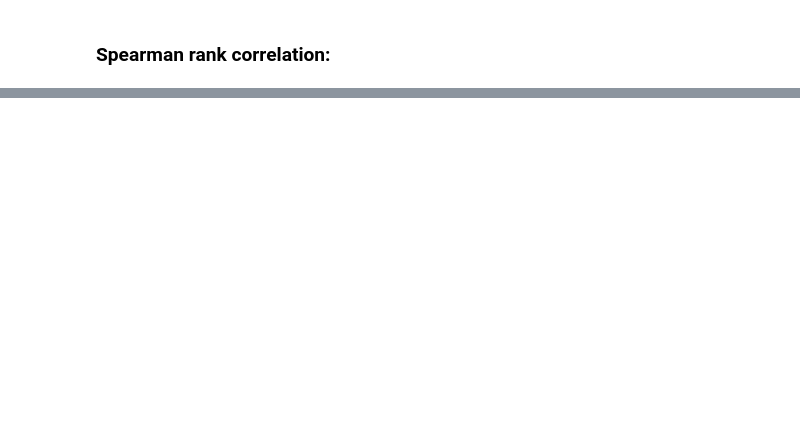
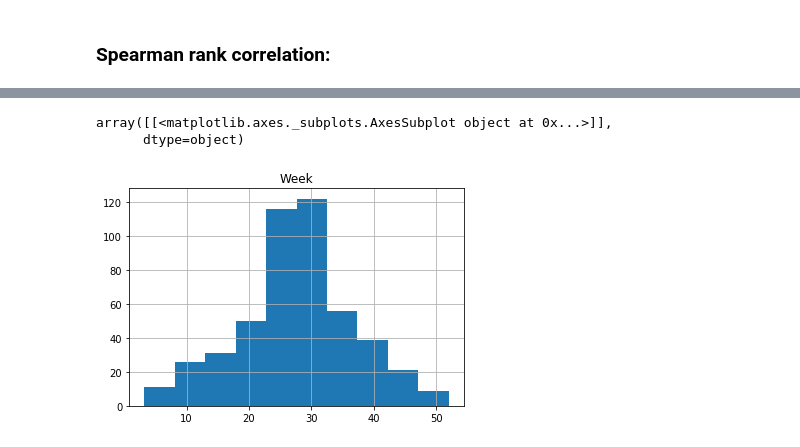
Before and after one commit to Pavel3P/Data-Science, a Jupyter notebook: 3/3.ipynb, the cells around one changed output, grey strips where cells are left out. Drawn from its saved outputs; the diff is of its cells as text; code cells hidden in the pictures; blank space fills up the shorter version.

```diff
--- a/3/3.ipynb
+++ b/3/3.ipynb
@@ -561,0 +563,32 @@ df.corr(method="spearman")
+# %%
+missing_index = df.loc[np.isnan(df["SMT"])].index
+df_without_null = df.dropna()
+
+SMT = pd.DataFrame(np.zeros((len(missing_index), 2)), columns=["lost", "recovered"], index=missing_index)
+SMT["lost"] = lost
+
+for i in missing_index:
+    smn = df_without_null.loc[:, "SMN"]
+    current = df.loc[i, "SMN"]
+
+    left_x = np.max(smn[smn < current])
+    right_x = np.min(smn[smn > current])
+
+    if np.isnan(left_x):
+        left_x = right_x
+        right_x = np.min(smn[smn > left_x])
+    elif np.isnan(right_x):
+        right_x = left_x
+        left_x = np.max(smn[smn < right_x])
+
+    left_y = (df_without_null[df_without_null["SMN"] == left_x]
+             .iloc[0, 3])
+    right_y = (df_without_null[df_without_null["SMN"] == right_x]
+             .iloc[0, 3])
+
+    k = (right_y - left_y) / (right_x - left_x)
+    b = right_y - k * right_x
+
+    SMT.loc[i, "recovered"] = k * current + b
+
+SMT.corr()
@@ -561,0 +601,4 @@ df.corr(method="spearman")
+# %%
+df.loc[missing_index, "SMT"] = SMT["recovered"]
+
+df
@@ -561,0 +625,7 @@ df.corr(method="spearman")
+# %%
+val = df.pivot_table(values="Week", index="SMN", aggfunc=np.mean)
+val.hist()
+# %% [output]
+array([[<matplotlib.axes._subplots.AxesSubplot object at 0x...>]],
+      dtype=object)
+[figure, added]
```
Also changed, not shown: parts of 41 cells of this notebook.
